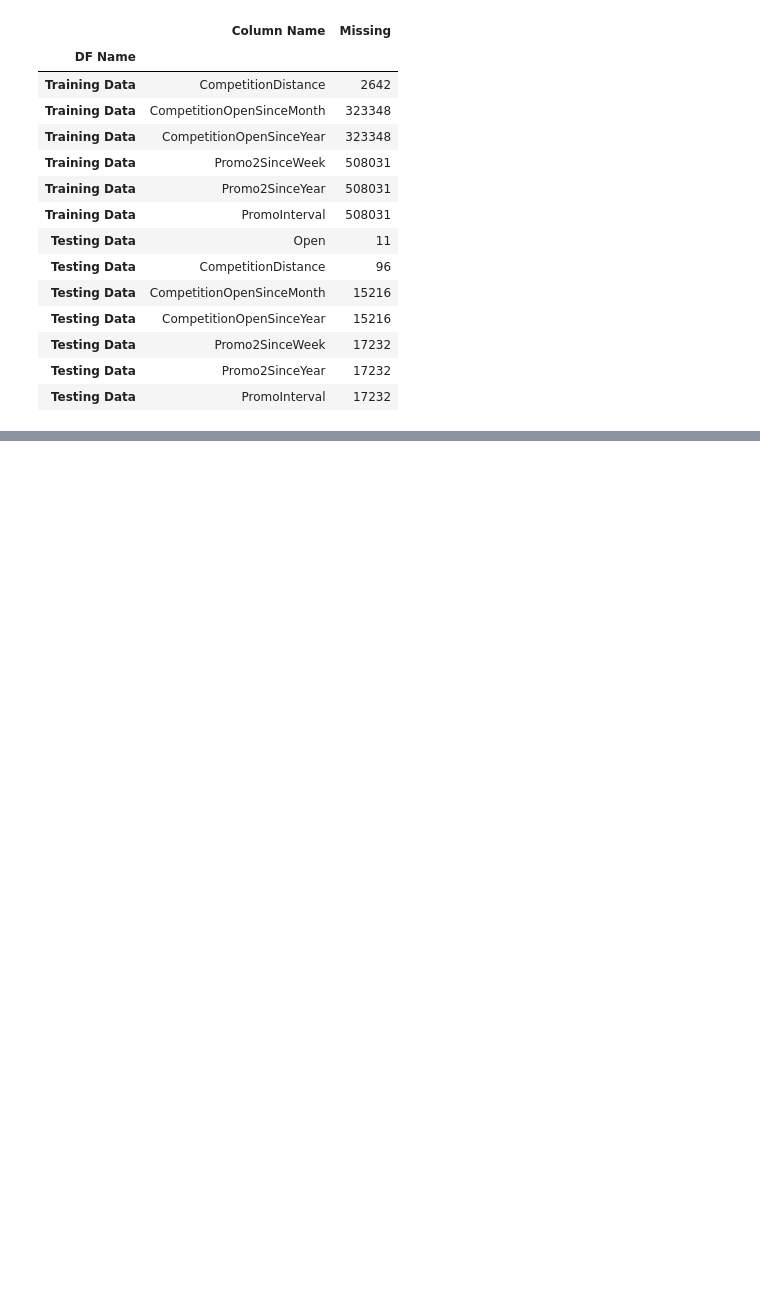
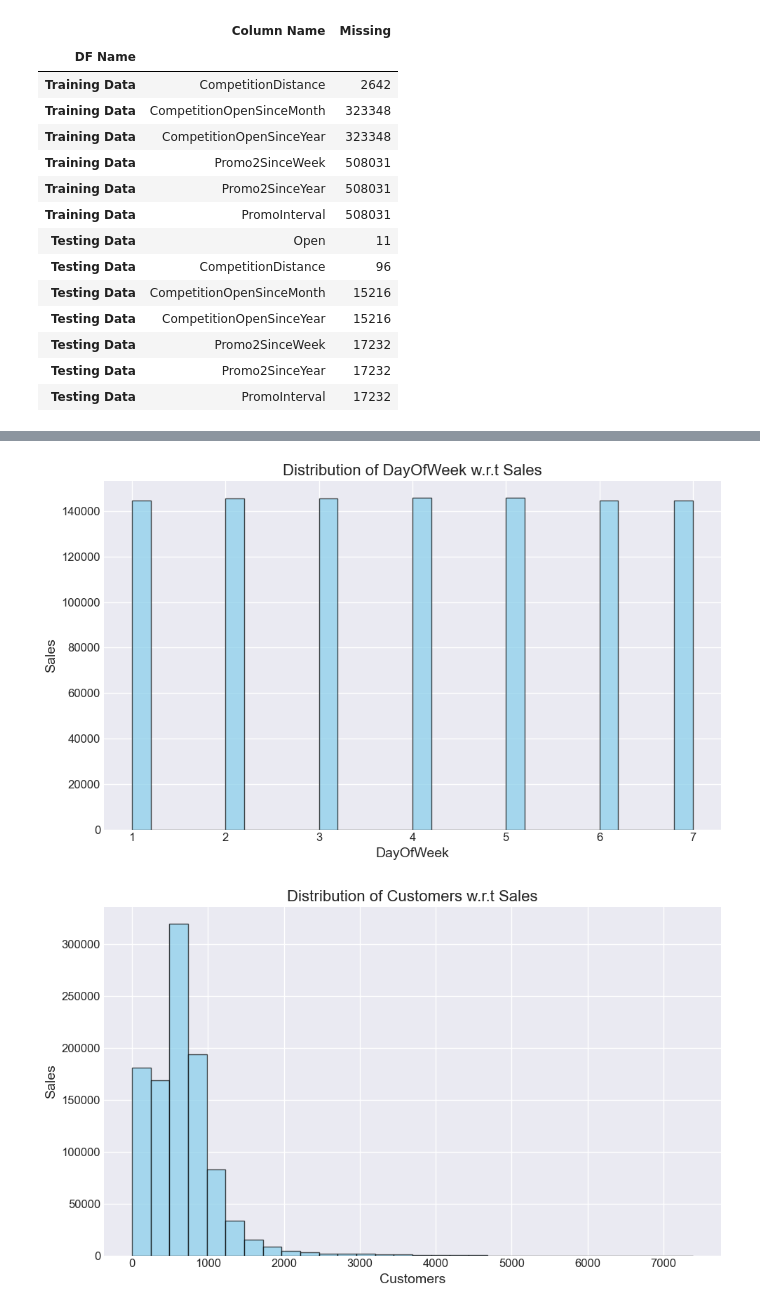
Before and after one commit to Zaid-N-Ansari/PG-Mini-Project, a Jupyter notebook: Regression/RossmannStoreSales.ipynb, the cells around one changed output, grey strips where cells are left out. Cells and saved outputs as stored; diff of their text form; code cells hidden in the pictures; blank space fills up the shorter version.

```diff
--- a/Regression/RossmannStoreSales.ipynb
+++ b/Regression/RossmannStoreSales.ipynb
@@ -11,5 +10,12 @@ from warnings import filterwarnings
 # %%
 filterwarnings('ignore')
 sns.set_theme(context='notebook', style='darkgrid', palette='Paired', font='sans-serif', font_scale=1)
+plt.style.use('seaborn-v0_8-darkgrid') # Modern looking grid
+plt.rcParams['figure.figsize'] = (10, 6) # Default figure size
+plt.rcParams['axes.titlesize'] = 16
+plt.rcParams['axes.labelsize'] = 14
+plt.rcParams['xtick.labelsize'] = 12
+plt.rcParams['ytick.labelsize'] = 12
+plt.rcParams['legend.fontsize'] = 12
 # 'tab10': 10, 'tab20': 20, 'tab20b': 20, 'tab20c': 20, 'Set1': 9, 'Set2': 8, 'Set3': 12, 'Accent': 8, 'Paired': 12, 'Pastel1': 9, 'Pastel2': 8, 'Dark2': 8, 'tab10', 'tab20', 'tab20b', 'tab20c', 'Set1', 'Set2', 'Set3', 'Accent', 'Paired', 'Pastel1', 'Pastel2', 'Dark2', 'deep', 'deep6', 'muted', 'muted6', 'pastel', 'pastel6', 'bright', 'bright6', 'dark', 'dark6', 'colorblind', 'colorblind6'
 # %%
@@ -188 +243,25 @@ training_data.describe(include=[object]).T
 | PromoInterval | 509178 | 3 | Jan,Apr,Jul,Oct | 293122 |
+# %%
+for col in numerical_columns:
+	if col != 'Sales':
+		plt.figure()
+
+		# Adding more parameters to plt.hist()
+		plt.hist(
+			x=training_data[col],
+			bins=30,             # Number of bins. You can experiment with this value.
+								 # Too few: oversmooths, too many: too noisy.
+			color='skyblue',     # Color of the histogram bars
+			edgecolor='black',   # Color of the bar borders for better separation
+			alpha=0.7,           # Transparency of the bars (0.0 to 1.0)
+			density=False        # If True, the y-axis will show probability density.
+								 # If False (default), it shows counts/frequency.
+		)
+		plt.title(f'Distribution of {col} w.r.t Sales')
+		plt.xlabel(col)
+		plt.ylabel('Sales') # Y-axis represents count/frequency for a histogram
+		plt.tight_layout() # Adjusts plot to ensure everything fits without overlapping
+		plt.show()
+# %% [output]
+[figure, added]
+[figure, added]
```
Also changed, not shown: parts of 20 cells of this notebook.
